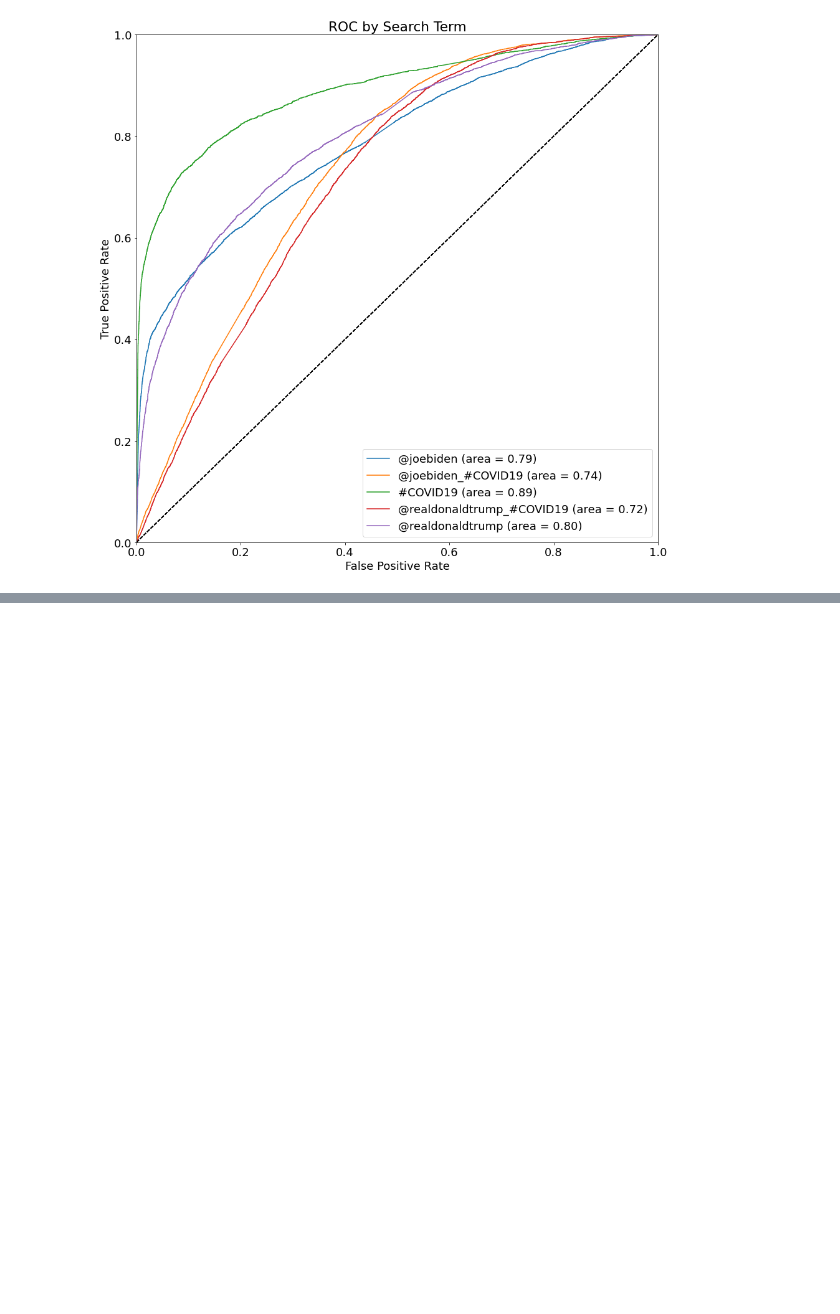
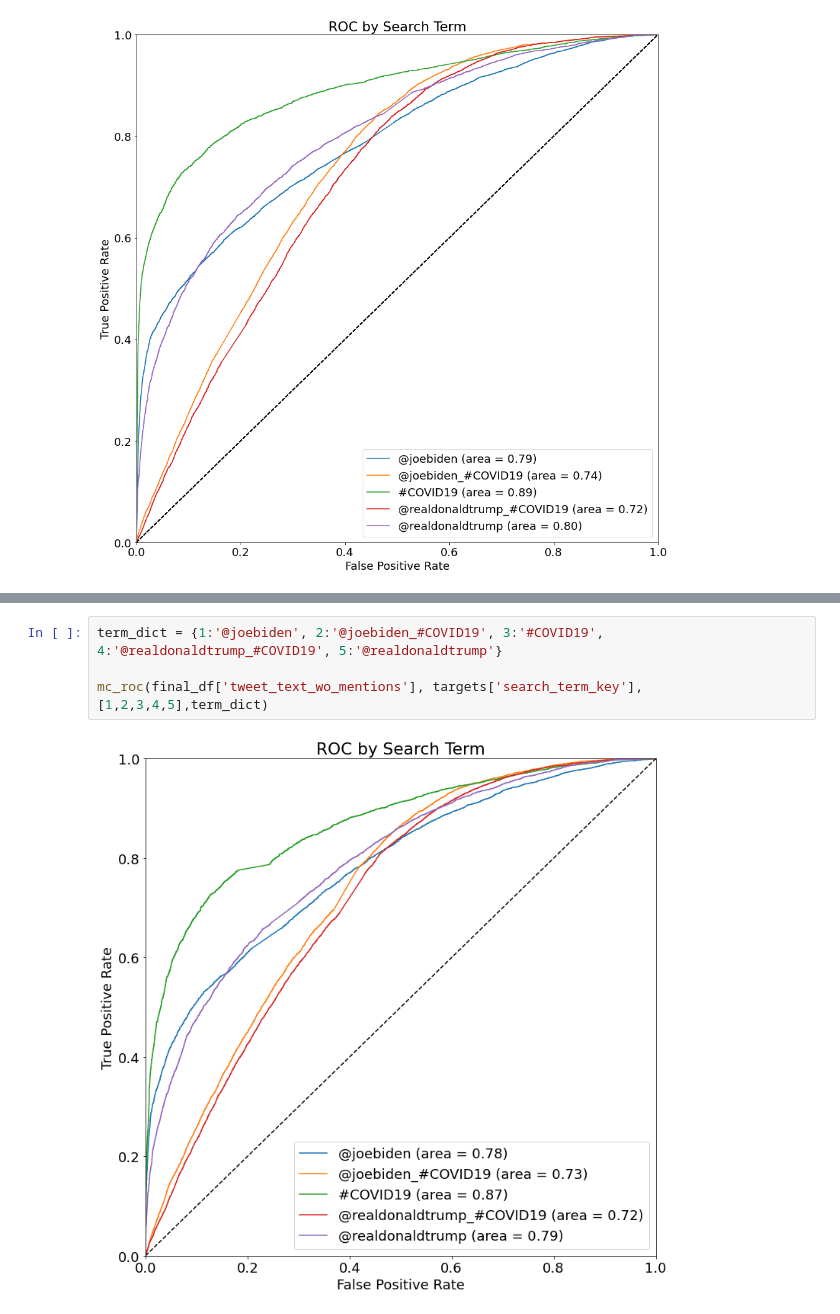
Before and after one commit to connorslagle/micro-blog-demo-targeting, a Jupyter notebook: notebooks/Untitled.ipynb, the cells around one changed output, grey strips where cells are left out. Saved outputs shown, nothing was run; the diff lists cells and outputs as text; blank space fills up the shorter version.

```diff
--- a/notebooks/Untitled.ipynb
+++ b/notebooks/Untitled.ipynb
@@ -554,0 +609,6 @@ plt.show()
+# %%
+term_dict = {1:'@joebiden', 2:'@joebiden_#COVID19', 3:'#COVID19', 4:'@realdonaldtrump_#COVID19', 5:'@realdonaldtrump'}
+
+mc_roc(final_df['tweet_text_wo_mentions'], targets['search_term_key'], [1,2,3,4,5],term_dict)
+# %% [output]
+[figure, added]
```
Also changed, not shown: parts of 13 cells of this notebook.
